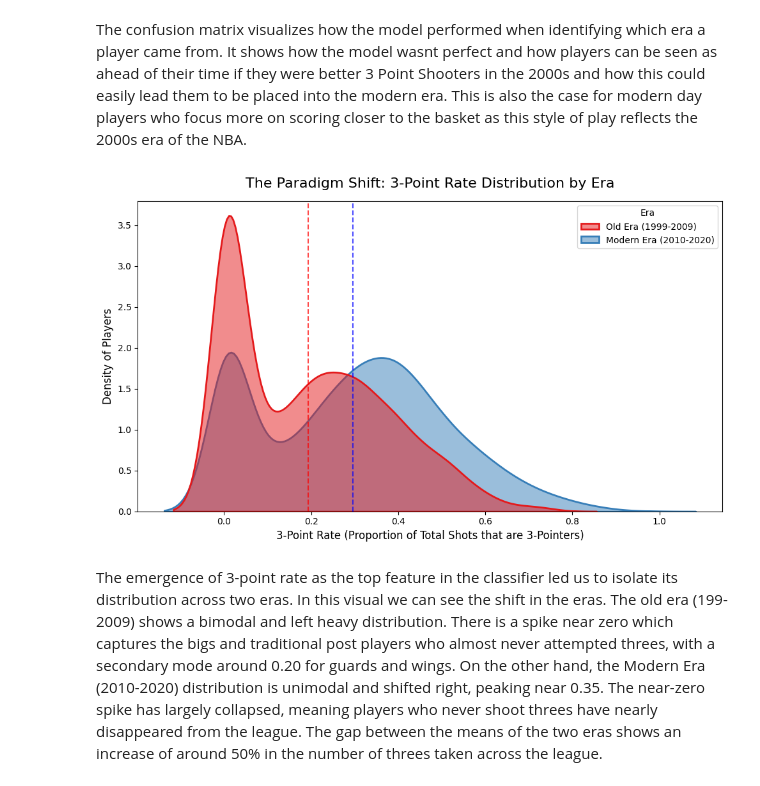
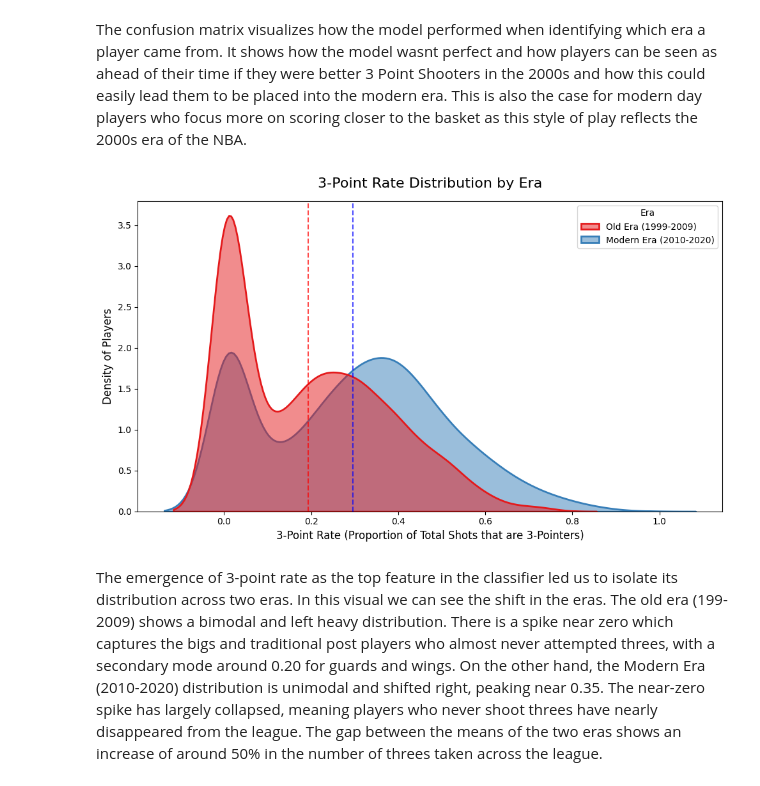
Before and after one commit to alanchan30/320-project-spring-2026, a Jupyter notebook: 320_project_spring_2026.ipynb, the cells around one changed output. Saved outputs shown, nothing was run; the diff lists cells and outputs as text; code cells hidden in the pictures.

```diff
--- a/320_project_spring_2026.ipynb
+++ b/320_project_spring_2026.ipynb
@@ -371,20 +371,20 @@ The confusion matrix visualizes how the model performed when identifying which e
 # %%
 plt.figure(figsize=(10, 6))
 
 sns.kdeplot(data=df_model, x='3P_Rate', hue='Era',
             fill=True, common_norm=False, palette='Set1', alpha=0.5, linewidth=2)
 
-plt.title('The Paradigm Shift: 3-Point Rate Distribution by Era', pad=15, fontsize=16)
+plt.title('3-Point Rate Distribution by Era', pad=15, fontsize=16)
 plt.xlabel('3-Point Rate (Proportion of Total Shots that are 3-Pointers)', fontsize=12)
 plt.ylabel('Density of Players', fontsize=12)
 
 plt.axvline(df_model[df_model['Era'] == 'Old Era (1999-2009)']['3P_Rate'].mean(), color='red', linestyle='--', alpha=0.7)
 plt.axvline(df_model[df_model['Era'] == 'Modern Era (2010-2020)']['3P_Rate'].mean(), color='blue', linestyle='--', alpha=0.7)
 
 plt.tight_layout()
 plt.show()
 # %% [output]
-[figure, old version]
+[figure, new version]
 # %% [markdown]
 The emergence of 3-point rate as the top feature in the classifier led us to isolate its distribution across two eras. In this visual we can see the shift in the eras. The old era (199-2009) shows a bimodal and left heavy distribution. There is a spike near zero which captures the bigs and traditional post players who almost never attempted threes, with a secondary mode around 0.20 for guards and wings. On the other hand, the Modern Era (2010-2020) distribution is unimodal and shifted right, peaking near 0.35. The near-zero spike has largely collapsed, meaning players who never shoot threes have nearly disappeared from the league. The gap between the means of the two eras shows an increase of around 50% in the number of threes taken across the league.
 # %% [markdown]
```
